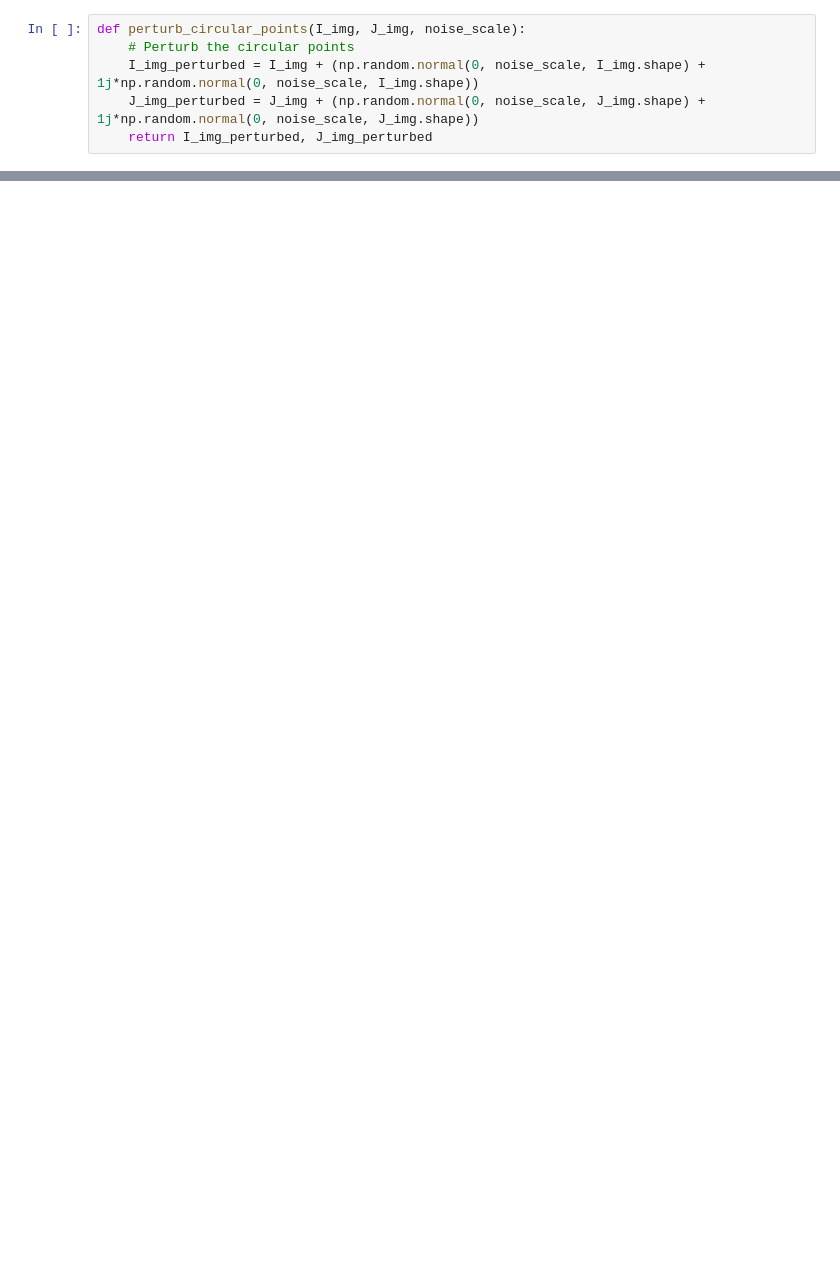
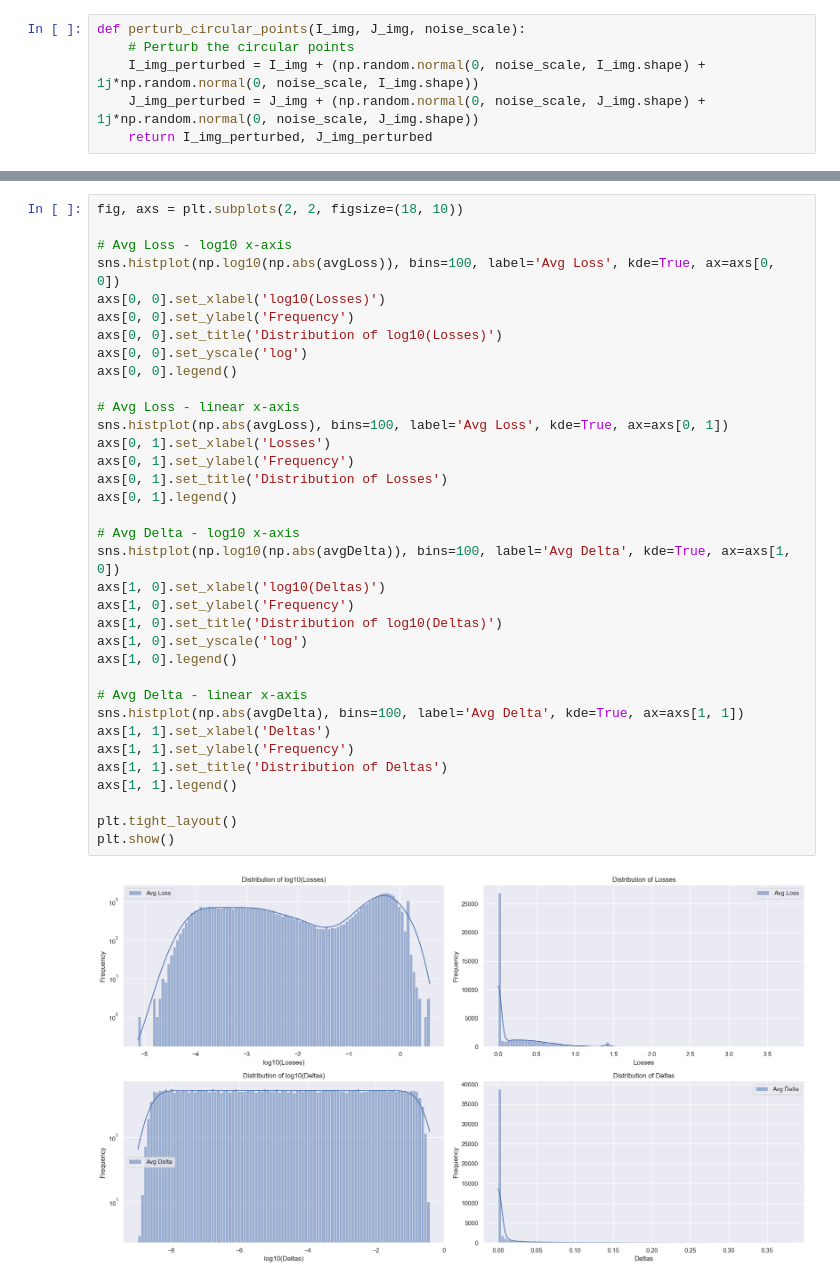
Before and after one commit to HomoTopi/CV_project_24_25_HomotopyContinuation, a Jupyter notebook: Notebooks/delta_vs_eccentricity.ipynb, the cells around one changed output, grey strips where cells are left out. Cells and saved outputs as stored; diff of their text form; blank space fills up the shorter version.

```diff
--- a/Notebooks/delta_vs_eccentricity.ipynb
+++ b/Notebooks/delta_vs_eccentricity.ipynb
@@ -193,0 +160,37 @@ plotter.show()
+# %%
+fig, axs = plt.subplots(2, 2, figsize=(18, 10))
+
+# Avg Loss - log10 x-axis
+sns.histplot(np.log10(np.abs(avgLoss)), bins=100, label='Avg Loss', kde=True, ax=axs[0, 0])
+axs[0, 0].set_xlabel('log10(Losses)')
+axs[0, 0].set_ylabel('Frequency')
+axs[0, 0].set_title('Distribution of log10(Losses)')
+axs[0, 0].set_yscale('log')
+axs[0, 0].legend()
+
+# Avg Loss - linear x-axis
+sns.histplot(np.abs(avgLoss), bins=100, label='Avg Loss', kde=True, ax=axs[0, 1])
+axs[0, 1].set_xlabel('Losses')
+axs[0, 1].set_ylabel('Frequency')
+axs[0, 1].set_title('Distribution of Losses')
+axs[0, 1].legend()
+
+# Avg Delta - log10 x-axis
+sns.histplot(np.log10(np.abs(avgDelta)), bins=100, label='Avg Delta', kde=True, ax=axs[1, 0])
+axs[1, 0].set_xlabel('log10(Deltas)')
+axs[1, 0].set_ylabel('Frequency')
+axs[1, 0].set_title('Distribution of log10(Deltas)')
+axs[1, 0].set_yscale('log')
+axs[1, 0].legend()
+
+# Avg Delta - linear x-axis
+sns.histplot(np.abs(avgDelta), bins=100, label='Avg Delta', kde=True, ax=axs[1, 1])
+axs[1, 1].set_xlabel('Deltas')
+axs[1, 1].set_ylabel('Frequency')
+axs[1, 1].set_title('Distribution of Deltas')
+axs[1, 1].legend()
+
+plt.tight_layout()
+plt.show()
+# %% [output]
+[figure, added]
```
Also changed, not shown: parts of 11 cells of this notebook.
